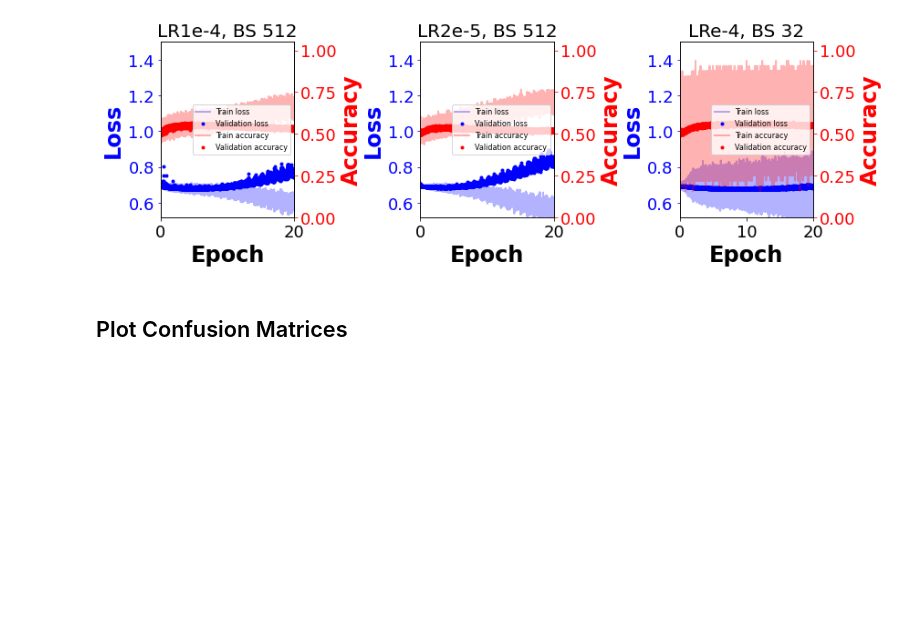
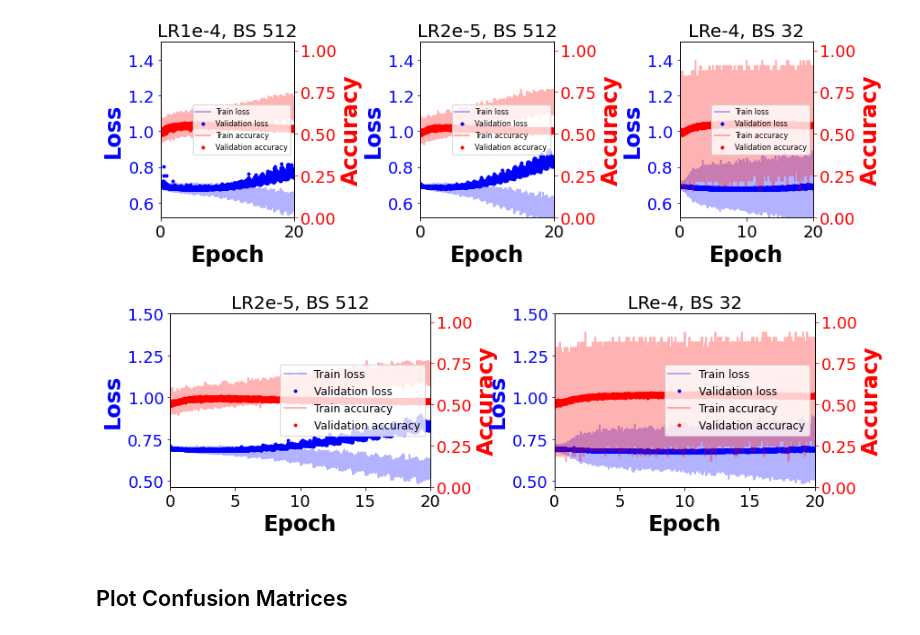
Before and after one commit to WatChMaL/CNN, a Jupyter notebook: ResNet_Analysis/14. E-Gamma Only.ipynb, the cells around one changed output. Drawn from its saved outputs; the diff is of its cells as text; code cells hidden in the pictures; blank space fills up the shorter version.

```diff
--- a/ResNet_Analysis/14. E-Gamma Only.ipynb
+++ b/ResNet_Analysis/14. E-Gamma Only.ipynb
@@ -51,6 +51,10 @@ softmax_index_dict = {value:key for key, value in LABEL_DICT.items()}
 fig = disp_multiple_learn_hist(paths,losslim=1.5,titles=run_names,leg_font=8, title_font=20)
 # %% [output]
 [figure]
+# %%
+fig = disp_multiple_learn_hist(paths[1:],losslim=1.5,titles=run_names[1:],leg_font=12, title_font=20)
+# %% [output]
+[figure, added]
 # %% [markdown]
 ## Plot Confusion Matrices
 # %%
```
Also changed, not shown: 15 other files.
